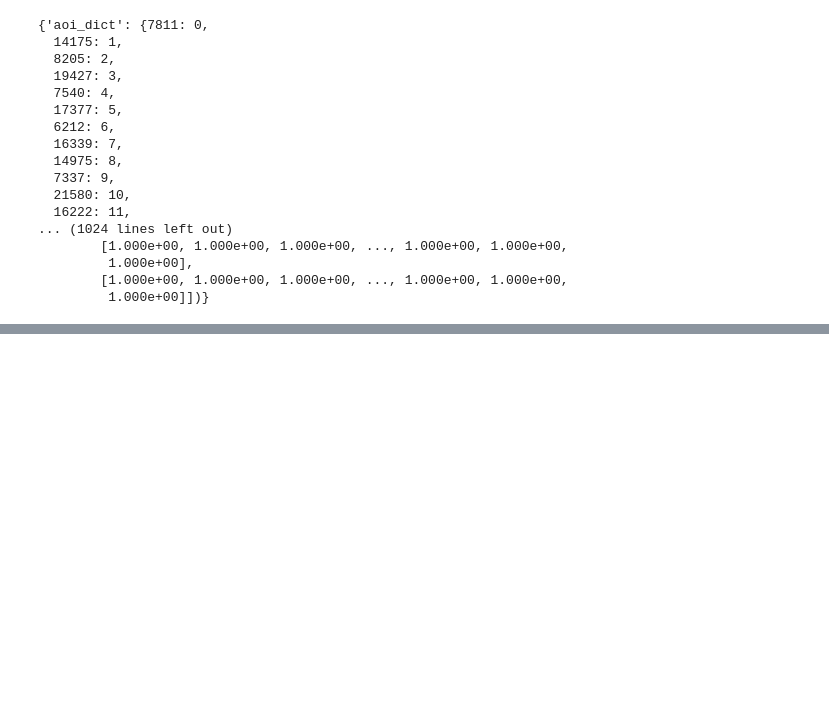
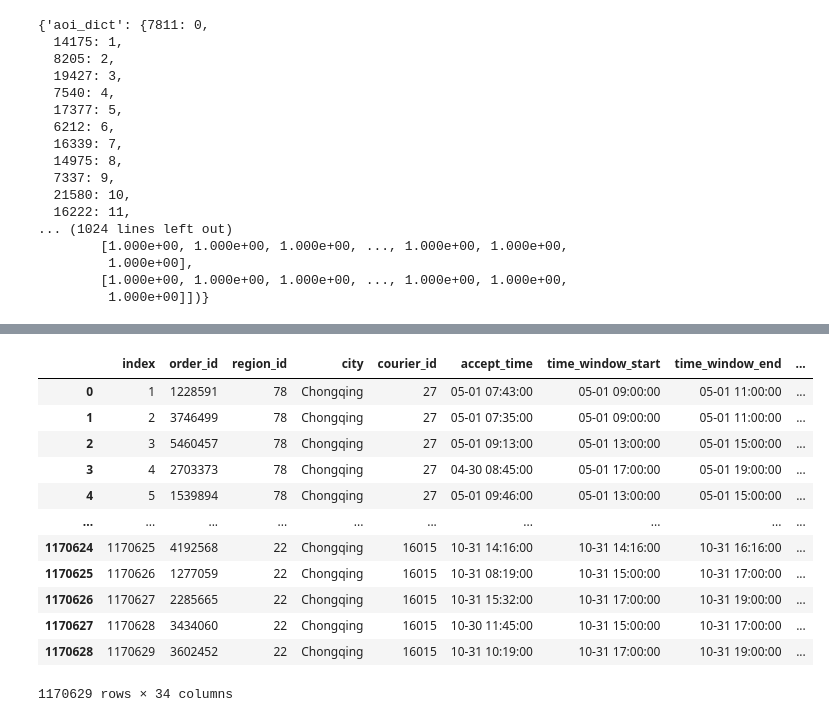
Before and after one commit to Elllllllvin/LaDe, a Jupyter notebook: elvin/dataAnalysis.ipynb, the cells around one changed output, grey strips where cells are left out. Saved outputs shown, nothing was run; the diff lists cells and outputs as text; code cells hidden in the pictures; blank space fills up the shorter version.

```diff
--- a/elvin/dataAnalysis.ipynb
+++ b/elvin/dataAnalysis.ipynb
@@ -357,0 +620,17 @@ pickup_cq_aoi_feature
+# %%
+package_feature = pd.read_csv('D:\\githubClone\\LaDe\\route_prediction\\data\\tmp\\pickup_cq\\package_feature.csv')
+package_feature
+# %% [output]
+|  | index | order_id | region_id | city | courier_id | accept_time | time_window_start | time_window_end | ... |
+| 0 | 1 | 1228591 | 78 | Chongqing | 27 | 05-01 07:43:00 | 05-01 09:00:00 | 05-01 11:00:00 | ... |
+| 1 | 2 | 3746499 | 78 | Chongqing | 27 | 05-01 07:35:00 | 05-01 09:00:00 | 05-01 11:00:00 | ... |
+| 2 | 3 | 5460457 | 78 | Chongqing | 27 | 05-01 09:13:00 | 05-01 13:00:00 | 05-01 15:00:00 | ... |
+| 3 | 4 | 2703373 | 78 | Chongqing | 27 | 04-30 08:45:00 | 05-01 17:00:00 | 05-01 19:00:00 | ... |
+| 4 | 5 | 1539894 | 78 | Chongqing | 27 | 05-01 09:46:00 | 05-01 13:00:00 | 05-01 15:00:00 | ... |
+| ... | ... | ... | ... | ... | ... | ... | ... | ... | ... |
+| 1170624 | 1170625 | 4192568 | 22 | Chongqing | 16015 | 10-31 14:16:00 | 10-31 14:16:00 | 10-31 16:16:00 | ... |
+| 1170625 | 1170626 | 1277059 | 22 | Chongqing | 16015 | 10-31 08:19:00 | 10-31 15:00:00 | 10-31 17:00:00 | ... |
+| 1170626 | 1170627 | 2285665 | 22 | Chongqing | 16015 | 10-31 15:32:00 | 10-31 17:00:00 | 10-31 19:00:00 | ... |
+| 1170627 | 1170628 | 3434060 | 22 | Chongqing | 16015 | 10-30 11:45:00 | 10-31 15:00:00 | 10-31 17:00:00 | ... |
+| 1170628 | 1170629 | 3602452 | 22 | Chongqing | 16015 | 10-31 10:19:00 | 10-31 17:00:00 | 10-31 19:00:00 | ... |
+1170629 rows × 34 columns
```
Also changed, not shown: parts of 23 cells of this notebook.
